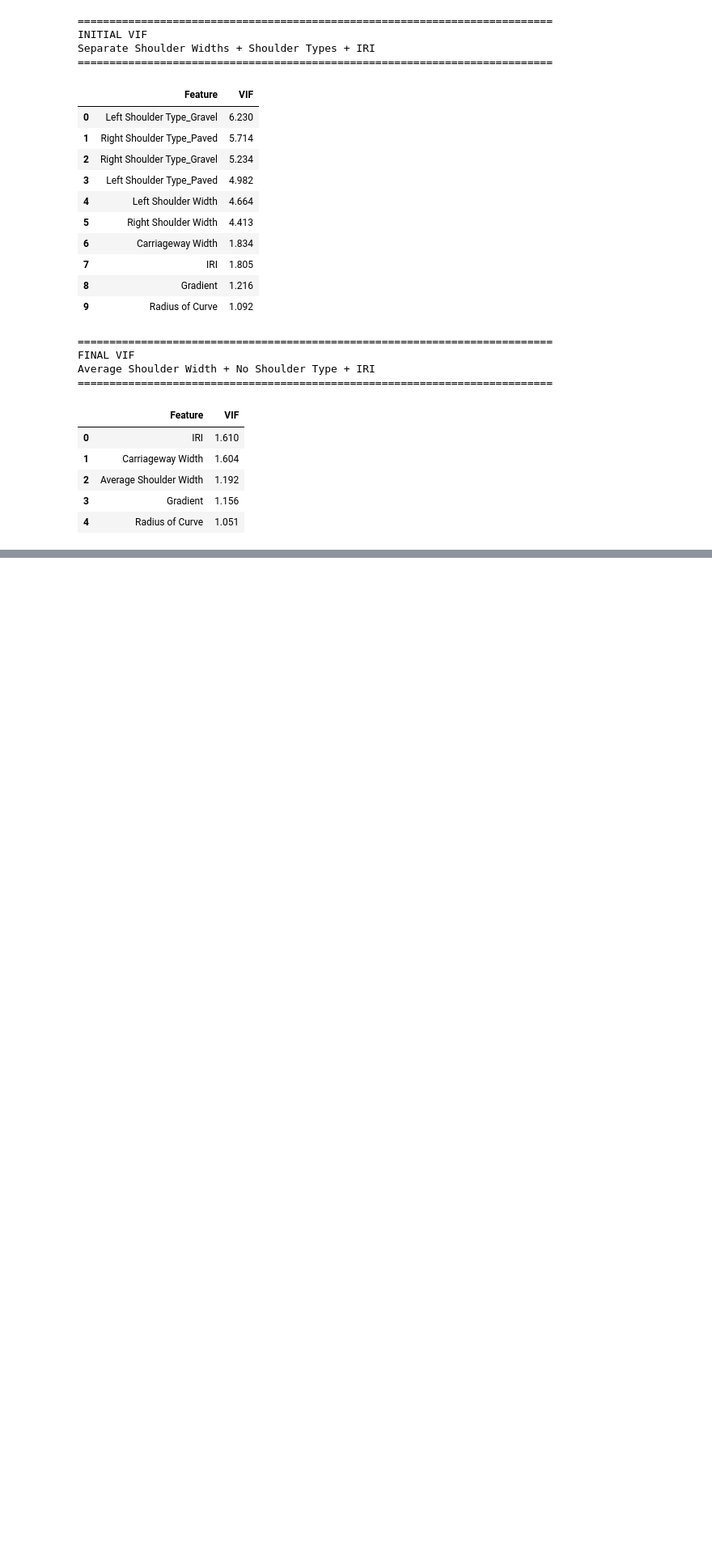
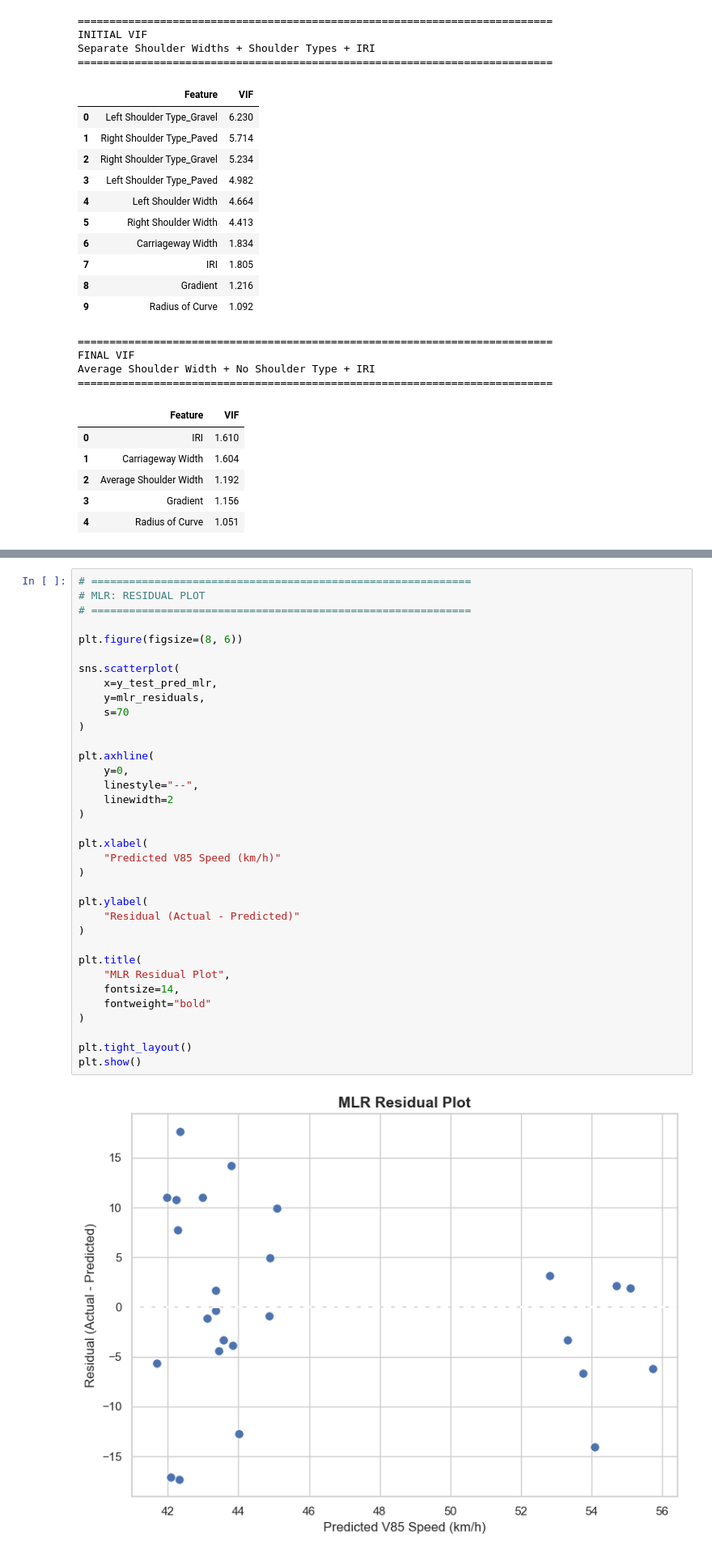
Before and after one commit to aavasd75/thesis_codes, a Jupyter notebook: model_IRI_1500.ipynb, the cells around one changed output, grey strips where cells are left out. Shown at 81% size. Drawn from its saved outputs; the diff is of its cells as text; blank space fills up the shorter version.

```diff
--- a/model_IRI_1500.ipynb
+++ b/model_IRI_1500.ipynb
@@ -1156,0 +1630,37 @@ Average Shoulder Width + No Shoulder Type + IRI
+# %%
+# ============================================================
+# MLR: RESIDUAL PLOT
+# ============================================================
+
+plt.figure(figsize=(8, 6))
+
+sns.scatterplot(
+    x=y_test_pred_mlr,
+    y=mlr_residuals,
+    s=70
+)
+
+plt.axhline(
+    y=0,
+    linestyle="--",
+    linewidth=2
+)
+
+plt.xlabel(
+    "Predicted V85 Speed (km/h)"
+)
+
+plt.ylabel(
+    "Residual (Actual - Predicted)"
+)
+
+plt.title(
+    "MLR Residual Plot",
+    fontsize=14,
+    fontweight="bold"
+)
+
+plt.tight_layout()
+plt.show()
+# %% [output]
+[figure, added]
```
Also changed, not shown: parts of 194 cells of this notebook, 3 other files.
